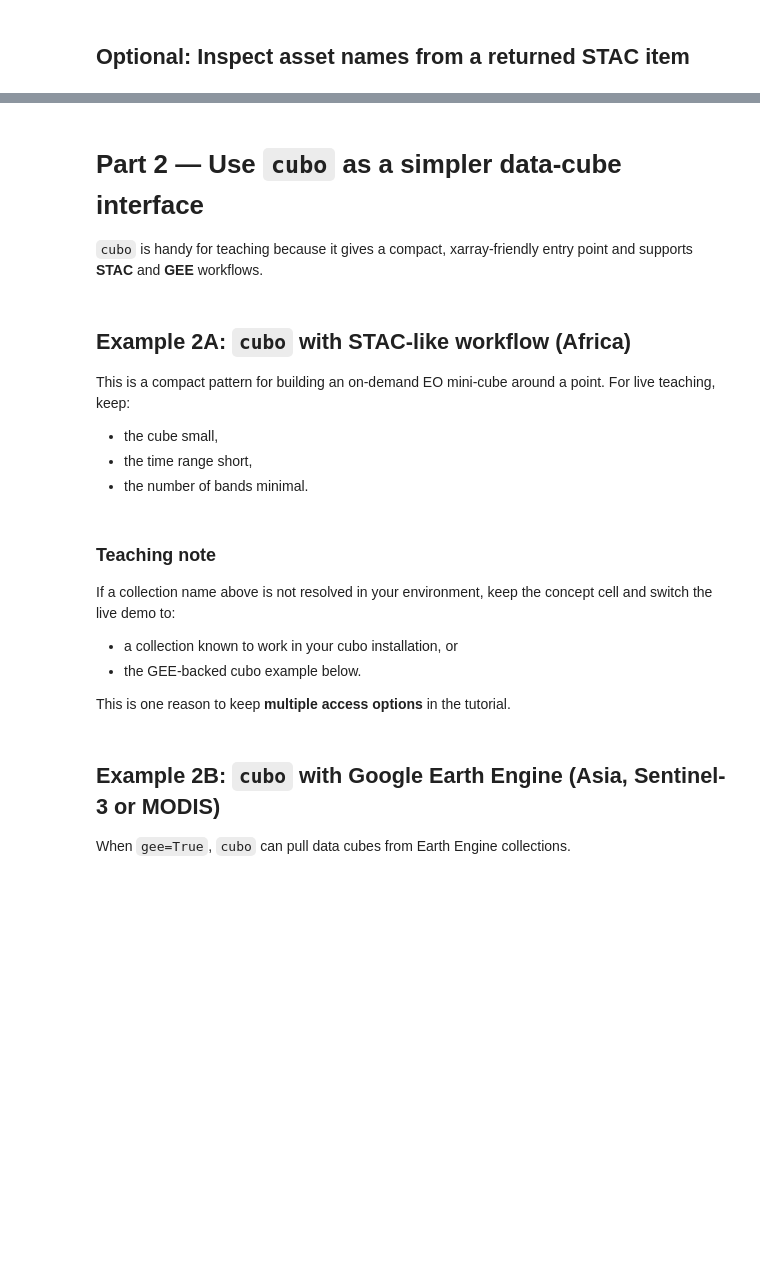
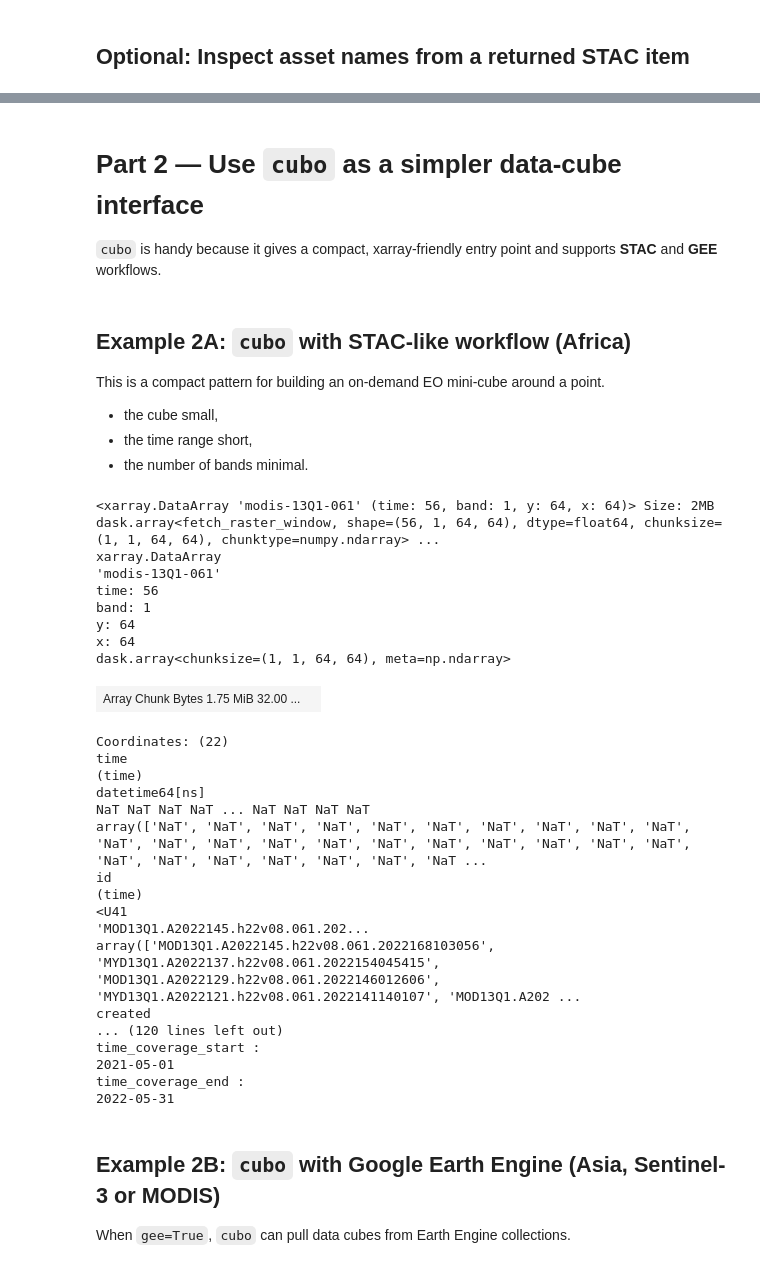
Before and after one commit to khizerzakir/CEOS_UNOOSA_Training, a Jupyter notebook: eo_climate_resilience_tutorial_africa_asia.ipynb, the cells around one changed output, grey strips where cells are left out. Cells and saved outputs as stored; diff of their text form; code cells hidden in the pictures; blank space fills up the shorter version.

```diff
--- a/eo_climate_resilience_tutorial_africa_asia.ipynb
+++ b/eo_climate_resilience_tutorial_africa_asia.ipynb
@@ -208,40 +310,61 @@ if items_modis_africa:
 # %% [markdown]
 # Part 2 — Use `cubo` as a simpler data-cube interface
 
-`cubo` is handy for teaching because it gives a compact, xarray-friendly entry point and supports **STAC** and **GEE** workflows.
+`cubo` is handy because it gives a compact, xarray-friendly entry point and supports **STAC** and **GEE** workflows.
 # %% [markdown]
 ## Example 2A: `cubo` with STAC-like workflow (Africa)
 
 This is a compact pattern for building an on-demand EO mini-cube around a point.
-For live teaching, keep:
+
 - the cube small,
 - the time range short,
 - the number of bands minimal.
 # %%
+# A point near Somali Region of Ethiopia
+lat_africa = 5.947659
+lon_africa = 43.559889
 
-# A point near Lake Victoria
-lat_africa = -1.0
-lon_africa = 33.0
+start_date = "2021-05-01"
+end_date = "2022-05-31"
 
-# This cell is illustrative and may require internet access.
-# Collection names depend on the backend known by cubo.
-# Start with a small cube for a live demo.
+# a simple cube demonstration
+da_africa_cubo = cubo.create(
+    lat=lat_africa,
+    lon=lon_africa,
+    collection="modis-13Q1-061",
+    bands=["250m_16_days_NDVI"],
+    start_date=start_date,
+    end_date=end_date,
+    edge_size=64,
+    resolution=250,
+)
 
-# da_africa_cubo = cubo.create(
-#     lat=lat_africa,
-#     lon=lon_africa,
-#     collection="modis-13Q1-061",
-#     bands=["250m_16_days_NDVI"],
-#     start_date="2023-01-01",
-#     end_date="2023-06-30",
-#     edge_size=64,
-#     resolution=250,
-# )
-# da_africa_cubo
+
+da_africa_cubo
+# %% [output]
+<xarray.DataArray 'modis-13Q1-061' (time: 56, band: 1, y: 64, x: 64)> Size: 2MB dask.array<fetch_raster_window, shape=(56, 1, 64, 64), dtype=float64, chunksize=(1, 1, 64, 64), chunktype=numpy.ndarray> ...
+xarray.DataArray
+'modis-13Q1-061'
+time: 56
+band: 1
+y: 64
+x: 64
+dask.array<chunksize=(1, 1, 64, 64), meta=np.ndarray>
+| Array Chunk Bytes 1.75 MiB 32.00 ... |  |
+Coordinates: (22)
+time
+(time)
+datetime64[ns]
+NaT NaT NaT NaT ... NaT NaT NaT NaT
+array(['NaT', 'NaT', 'NaT', 'NaT', 'NaT', 'NaT', 'NaT', 'NaT', 'NaT', 'NaT', 'NaT', 'NaT', 'NaT', 'NaT', 'NaT', 'NaT', 'NaT', 'NaT', 'NaT', 'NaT', 'NaT', 'NaT', 'NaT', 'NaT', 'NaT', 'NaT', 'NaT', 'NaT ...
+id
+(time)
+<U41
+'MOD13Q1.A2022145.h22v08.061.202...
+array(['MOD13Q1.A2022145.h22v08.061.2022168103056', 'MYD13Q1.A2022137.h22v08.061.2022154045415', 'MOD13Q1.A2022129.h22v08.061.2022146012606', 'MYD13Q1.A2022121.h22v08.061.2022141140107', 'MOD13Q1.A202 ...
+created
+... (120 lines left out)
+time_coverage_start :
+2021-05-01
+time_coverage_end :
+2022-05-31
-# %% [markdown]
-### Teaching note
-If a collection name above is not resolved in your environment, keep the concept cell and switch the live demo to:
-- a collection known to work in your cubo installation, or
-- the GEE-backed cubo example below.
-
-This is one reason to keep **multiple access options** in the tutorial.
```
Also changed, not shown: parts of 29 cells of this notebook, 8 other files.
